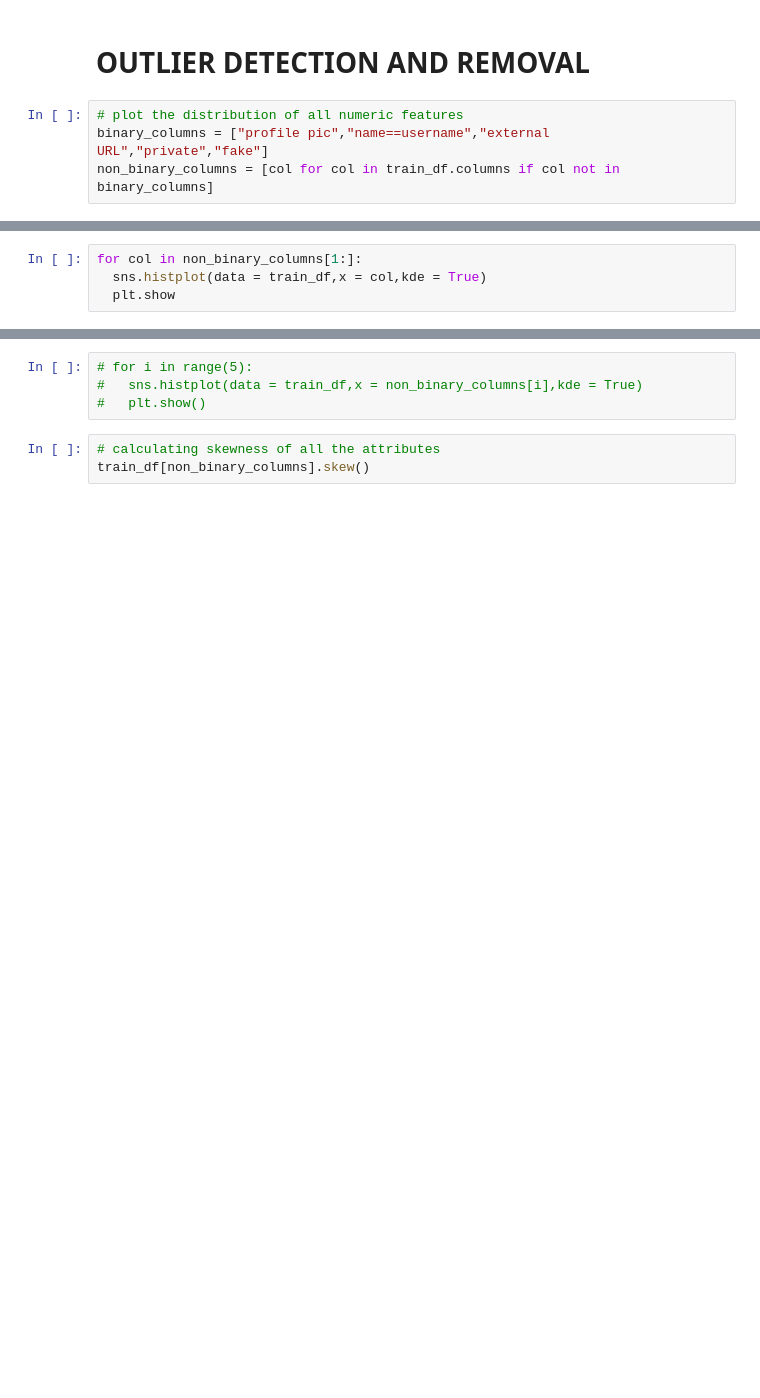
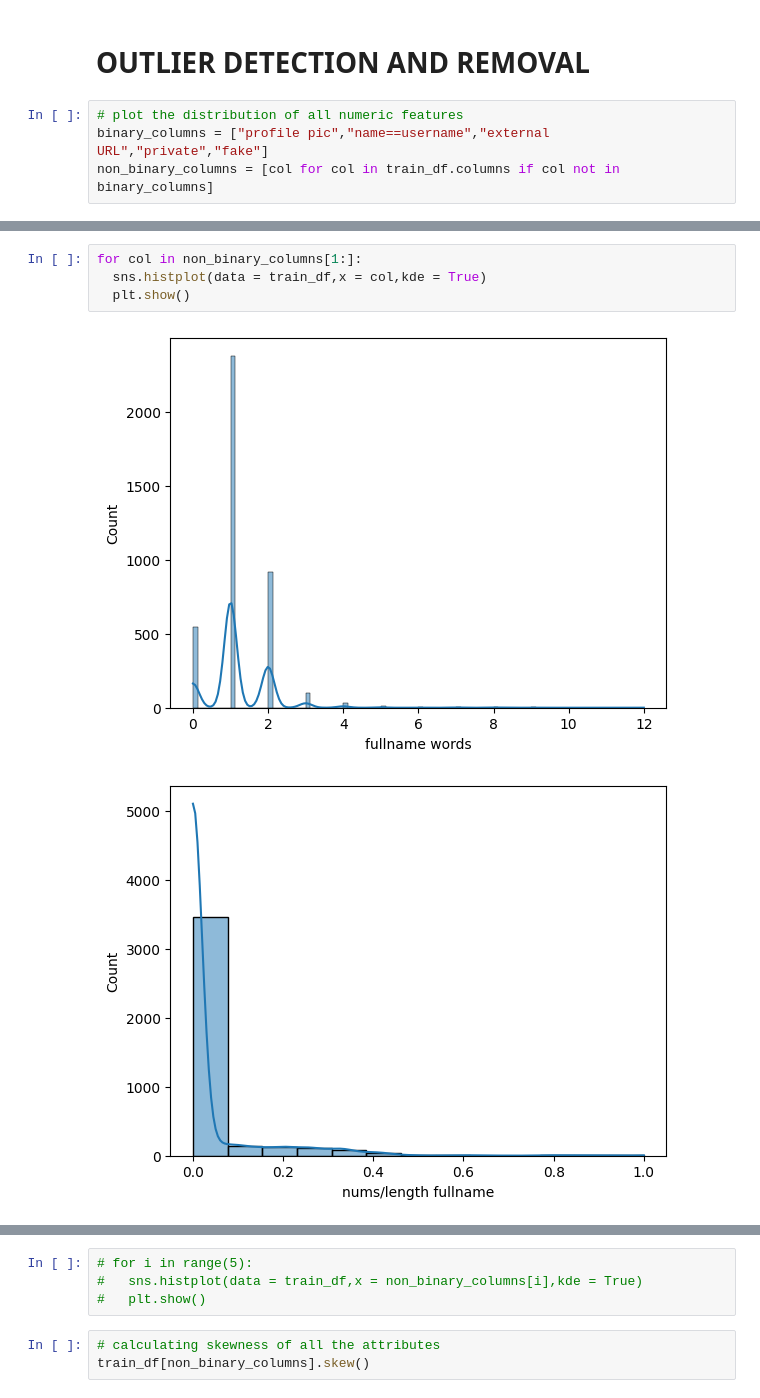
Before and after one commit to awesome786engineer/Machine-Learning-Projects, a Jupyter notebook: InstaFakeID_Detection.ipynb, the cells around one changed output, grey strips where cells are left out. Saved outputs shown, nothing was run; the diff lists cells and outputs as text; blank space fills up the shorter version.

```diff
--- a/InstaFakeID_Detection.ipynb
+++ b/InstaFakeID_Detection.ipynb
@@ -76,4 +113,7 @@ non_binary_columns
 # %%
 for col in non_binary_columns[1:]:
   sns.histplot(data = train_df,x = col,kde = True)
-  plt.show
+  plt.show()
+# %% [output]
+[figure, added]
+[figure, added]
```
Also changed, not shown: parts of 9 cells of this notebook.
